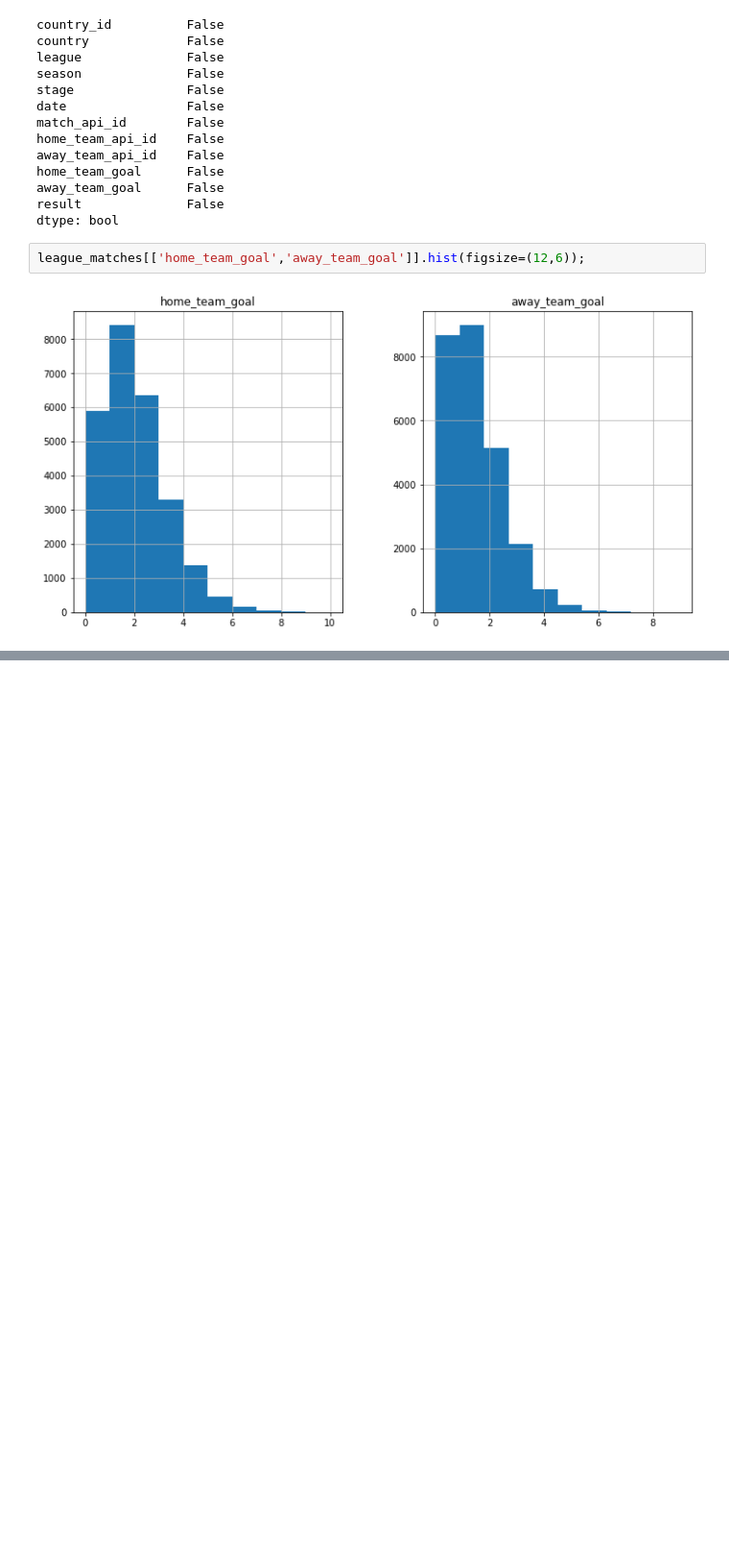
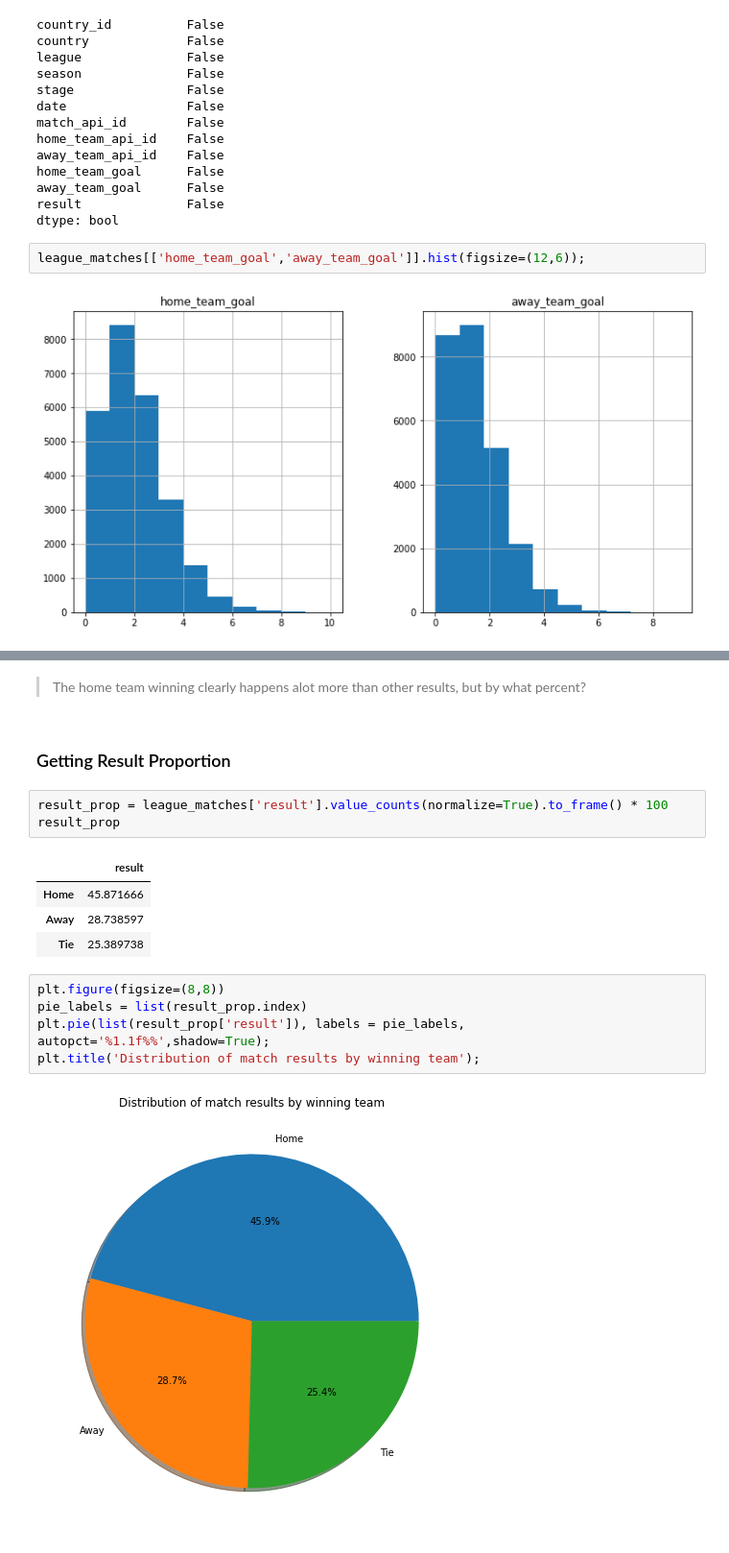
Before and after one commit to tunji-dev/Udacity_Data_Analyst_Nanodegree, a Jupyter notebook: project_2_investigate_soccer_dataset/soccer_dataset.ipynb, the cells around one changed output, grey strips where cells are left out. Shown at 96% size. Drawn from its saved outputs; the diff is of its cells as text; blank space fills up the shorter version.

```diff
--- a/project_2_investigate_soccer_dataset/soccer_dataset.ipynb
+++ b/project_2_investigate_soccer_dataset/soccer_dataset.ipynb
@@ -269,0 +285,19 @@ league_matches[['home_team_goal','away_team_goal']].hist(figsize=(12,6));
+# %% [markdown]
+> The home team winning clearly happens alot more than other results, but by what percent?
+# %% [markdown]
+### Getting Result Proportion
+# %%
+result_prop = league_matches['result'].value_counts(normalize=True).to_frame() * 100
+result_prop
+# %% [output]
+|  | result |
+| Home | 45.871666 |
+| Away | 28.738597 |
+| Tie | 25.389738 |
+# %%
+plt.figure(figsize=(8,8))
+pie_labels = list(result_prop.index)
+plt.pie(list(result_prop['result']), labels = pie_labels, autopct='%1.1f%%',shadow=True);
+plt.title('Distribution of match results by winning team');
+# %% [output]
+[figure, added]
```
Also changed, not shown: parts of 2 cells of this notebook.
